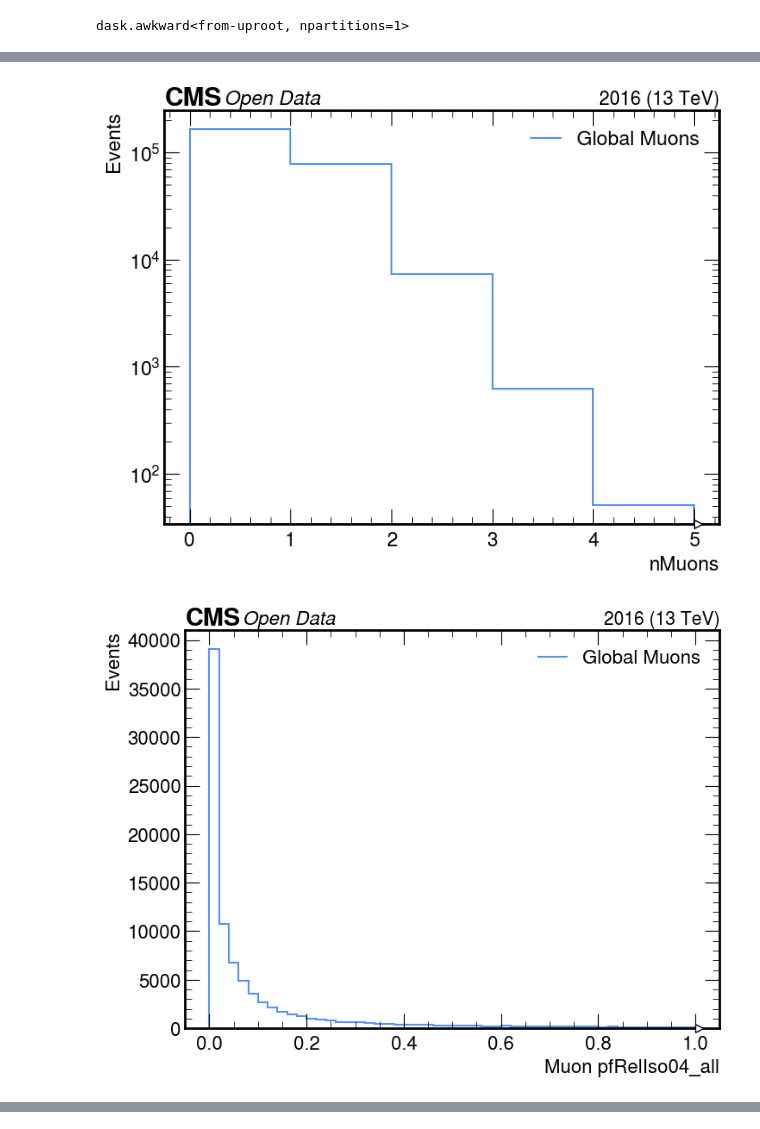
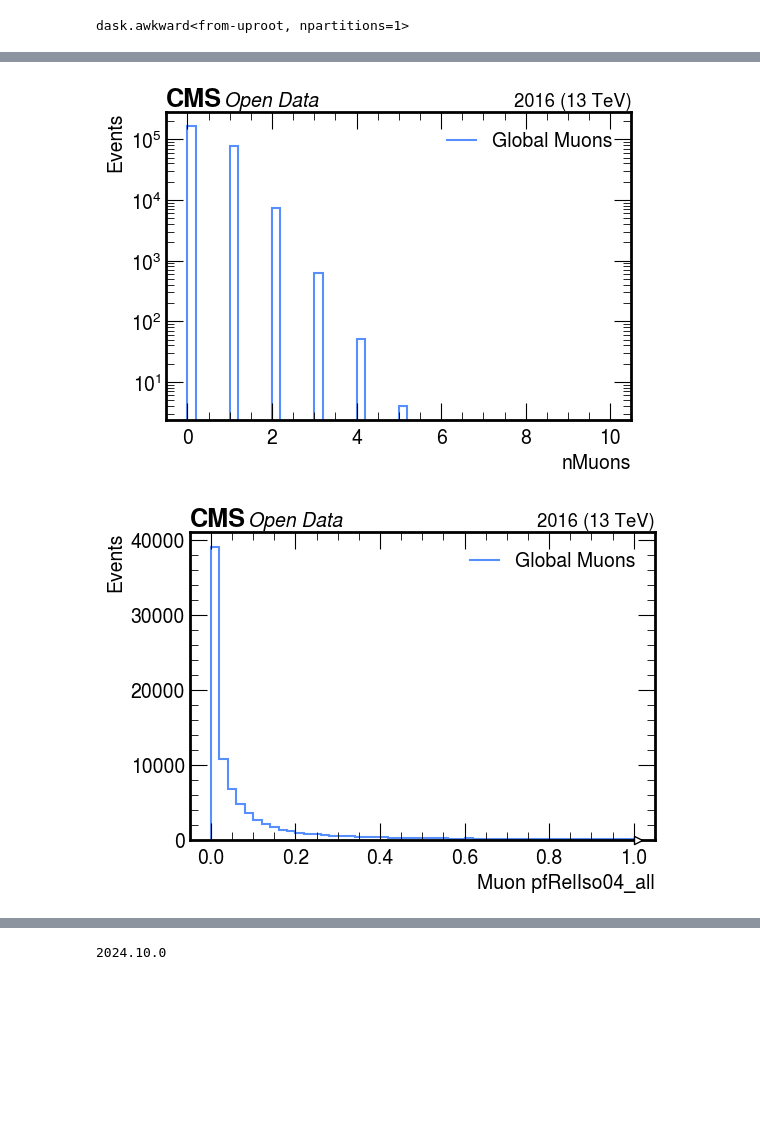
Before and after one commit to xondikoi03/charmTaggingAnalysis, a Jupyter notebook: Coffea/notebooks/charmAnalysis.ipynb, the cells around one changed output, grey strips where cells are left out. Drawn from its saved outputs; the diff is of its cells as text; code cells hidden in the pictures; blank space fills up the shorter version.

Commit message:
Added working notebooks for Coffea - 2024.10.0

```diff
--- a/Coffea/notebooks/charmAnalysis.ipynb
+++ b/Coffea/notebooks/charmAnalysis.ipynb
@@ -58,7 +60,7 @@ RecoMuons = events.Muon
 Selection_Cuts = (
     (RecoMuons.pt > 35) &
     (abs(RecoMuons.eta) < 2.4) &
-    ((RecoMuons.pfRelIso04_all) < 0.15) &
+    (abs(RecoMuons.pfRelIso04_all) < 0.15) &
     (RecoMuons.tightId == 1)
 )
 
@@ -67,21 +69,13 @@ MET = events.MET
 Muon_Mt = np.sqrt(2 * RecoMuons.pt * MET.pt * (1 - np.cos(RecoMuons.phi - MET.phi)))
 Selection_Cuts = Selection_Cuts & (Muon_Mt > 55)
 Muons_Sel = RecoMuons[Selection_Cuts]
+Sorted_Muons = Muons_Sel[dak.argsort(Muons_Sel.pt, ascending=False)]
 
 # Leading Muon Pt:
-Sorted_Muons = Muons_Sel[dak.argsort(Muons_Sel.pt, ascending=False)]
-lead_Muon_Pt = dak.firsts(Sorted_Muons.pt)
-# Subleading Muon Pt:
-Sub_Leading_Muons_Pad = dak.pad_none(Sorted_Muons, 2, axis=1)
-sublead_Muon_Pt = dak.fill_none(Sub_Leading_Muons_Pad[:, 1].pt, -1)
 
 # Number of Sorted Muons & passCuts for OS:
 nMuons = dak.num(Sorted_Muons)
-OS_mask = (
-    (dak.num(Sorted_Muons.charge, axis=1) == 0) |
-    (nMuons >= 2) |
-    # (sublead_Muon_Pt > 20)
-)
+OS_mask = (ak.num(Sorted_Muons.charge, axis=1) == 0) | (nMuons >=2)
 Selected_Muons_PassCuts = ~OS_mask
  # Final Selection of Muons:
 fMuons = Sorted_Muons[Selected_Muons_PassCuts]
@@ -94,7 +110,7 @@ print(sublead_Muon_Pt.compute())
 nRecoMuons = dak.num(RecoMuons.pt)
 make_hist(
     nRecoMuons,
-    5, 0, 5,
+    50, 0, 10,
     "nMuons",
     "Events",
     "Global Muons",
@@ -126,23 +142,11 @@ make_hist(
     logy=False
 )
 
-# Subleading Muon Pt:
-passRecoMuons_SubLead_Pt = sublead_Muon_Pt
-make_hist(
-    passRecoMuons_SubLead_Pt,
-    50, 0, 200,
-    "Sub-Leading Muon $pT$",
-    "Events",
-    "RecoMuons",
-    fname=None,
-    logy=False
-)
-
 # Number of Selected Muons:
 nSel_Muons = dak.num(fMuons.pt)
 make_hist(
     nRecoMuons,
-    5, 0, 5,
+    50, 0, 10,
     "nMuons",
     "Events",
     "Selected Muons",
@@ -161,34 +165,34 @@ make_hist(
     fname=None,
     logy=False
 )
 
 # Selected Muon PT:
 fMuons_Pt = dak.flatten(fMuons.pt)
 make_hist(
     fMuons_Pt,
     50,
     0,
     200,
     "Muon $p_T$ [GeV]",
     "Events",
-    "Muon $p_T$",
+    "Selected Muons",
     fname=None,
     logy=False
 )
 
 # Selected Muon Charge:
 fMuons_Charge = dak.flatten(fMuons.charge)
 make_hist(
     fMuons_Charge,
     5,
     -2,
     2,
     "Muon Charge",
     "Events",
-    "Muon Charge",
+    "Selected Muons",
     fname=None,
     logy=False
 )
 # %% [output]
-[figure, old version]
+[figure, new version]
-[figure, old version]
+[figure, new version]
@@ -200,0 +204,5 @@ make_hist(
+# %%
+import coffea
+print(coffea.__version__)
+# %% [output]
+2024.10.0
```
Also changed, not shown: parts of 7 cells of this notebook, 1 other file.
